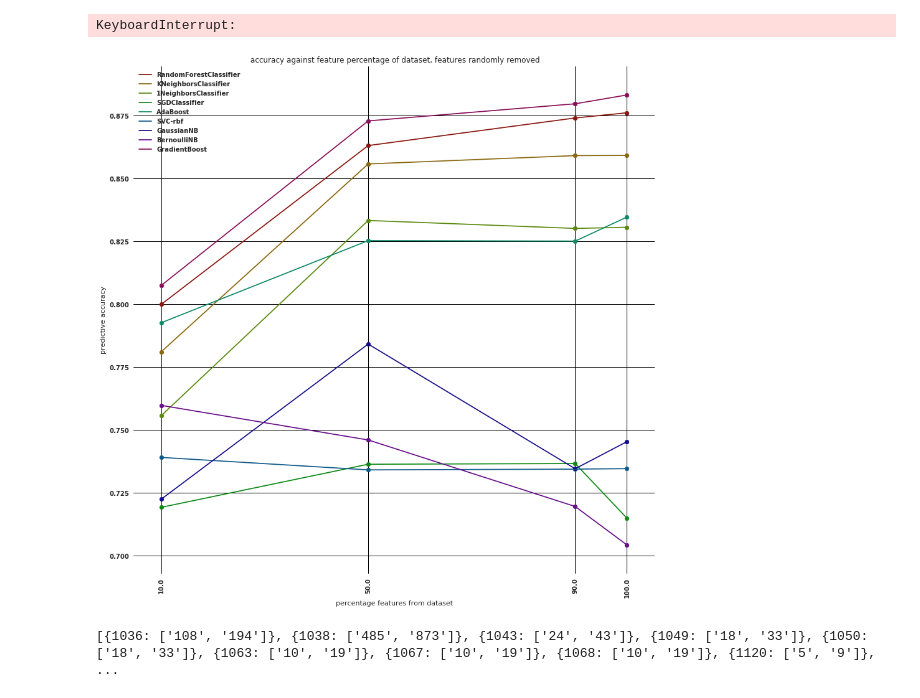
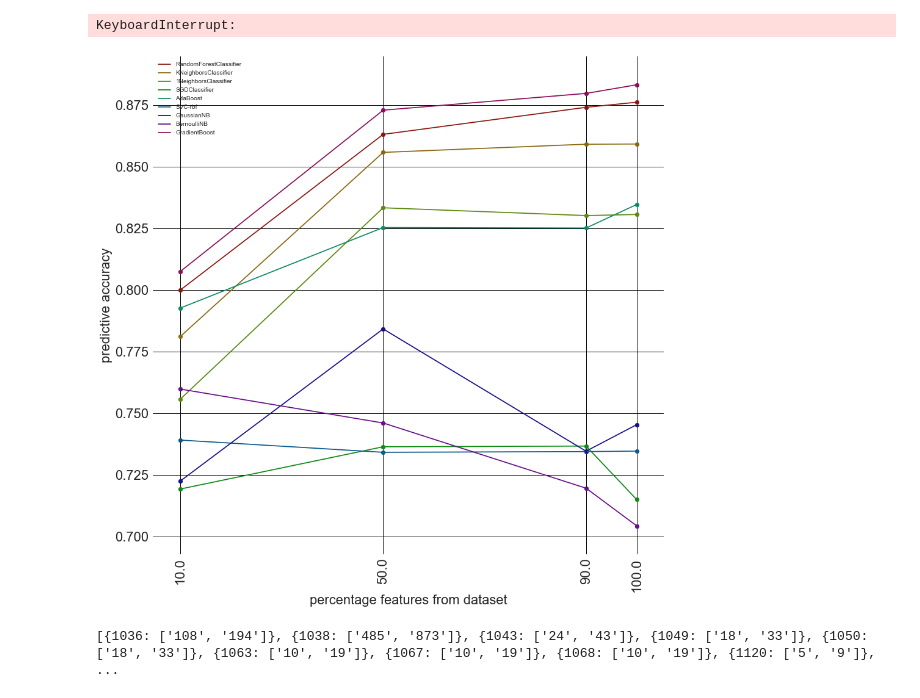
Before and after one commit to lieeuwos/Primitive_annotations, a Jupyter notebook: FeatureReduction.ipynb, the cells around one changed output. Cells and saved outputs as stored; diff of their text form; code cells hidden in the pictures.

Commit message:
Finished enlarging legend

```diff
--- a/FeatureReduction.ipynb
+++ b/FeatureReduction.ipynb
@@ -138,35 +138,37 @@ for k,x in enumerate(scores):
                 score2[j][middle] = score2[j][middle] + (scores[k][j][i][0])/(len(didList)*(len(amountList)-1))
                 score2[j][i+1] = score2[j][i+1] + (scores[k][j][i][1])/len(didList)
             else:
                 score2[j][middle] = score2[j][middle] + (scores[k][j][i][0])/(len(didList)*(len(amountList)-1))
                 score2[j][i] = score2[j][i] + (scores[k][j][i][1])/len(didList)
 
 for i,x in enumerate(amountList):
     amountList[i] = x*100
 for i,amount in enumerate(amountList):
     if not amount == round(amount):
         amountList[i] = round(amount)
 amountList2 = copy(amountList)
 x_axis = amountList
 fig, ax = plt.subplots()
-_=plt.title(' accuracy against feature percentage of dataset, features randomly removed' )
+# _=plt.title(' accuracy against feature percentage of dataset, features randomly removed' )
 cl = sns.hls_palette(len(score1), l=.3, s=.8)
 for i in range(0,len(clfNames)):
 #     _=ax.plot(amountList2, score1[i], color = cl[i])
     _=ax.plot(x_axis, score2[i],label=clfNames[i], color = cl[i])
     _=ax.scatter(x_axis, score2[i], color = cl[i])
 #     _=ax.plot(x_axis, score3[i], color = cl[i],ls = ':')
 _=plt.xticks(x_axis,x_axis ,rotation='vertical')
 _=plt.ylabel('predictive accuracy')
 _=plt.xlabel('percentage features from dataset')
 fig.set_figheight(15)
 fig.set_figwidth(15)
 plt.grid(True,color='black')
 ax.set_facecolor('xkcd:white')
+for item in ([ax.title, ax.xaxis.label, ax.yaxis.label] + ax.get_xticklabels() + ax.get_yticklabels()):
+    item.set_fontsize(22)
 _=ax.legend()
 plt.show()
 # %% [output]
-[figure, old version]
+[figure, new version]
 # %%
 from LocalDatasets import DoneExperiments
 # func = 'FeatureRemoveImportant'
```
Also changed, not shown: parts of 2 cells of this notebook, 23 other files.
